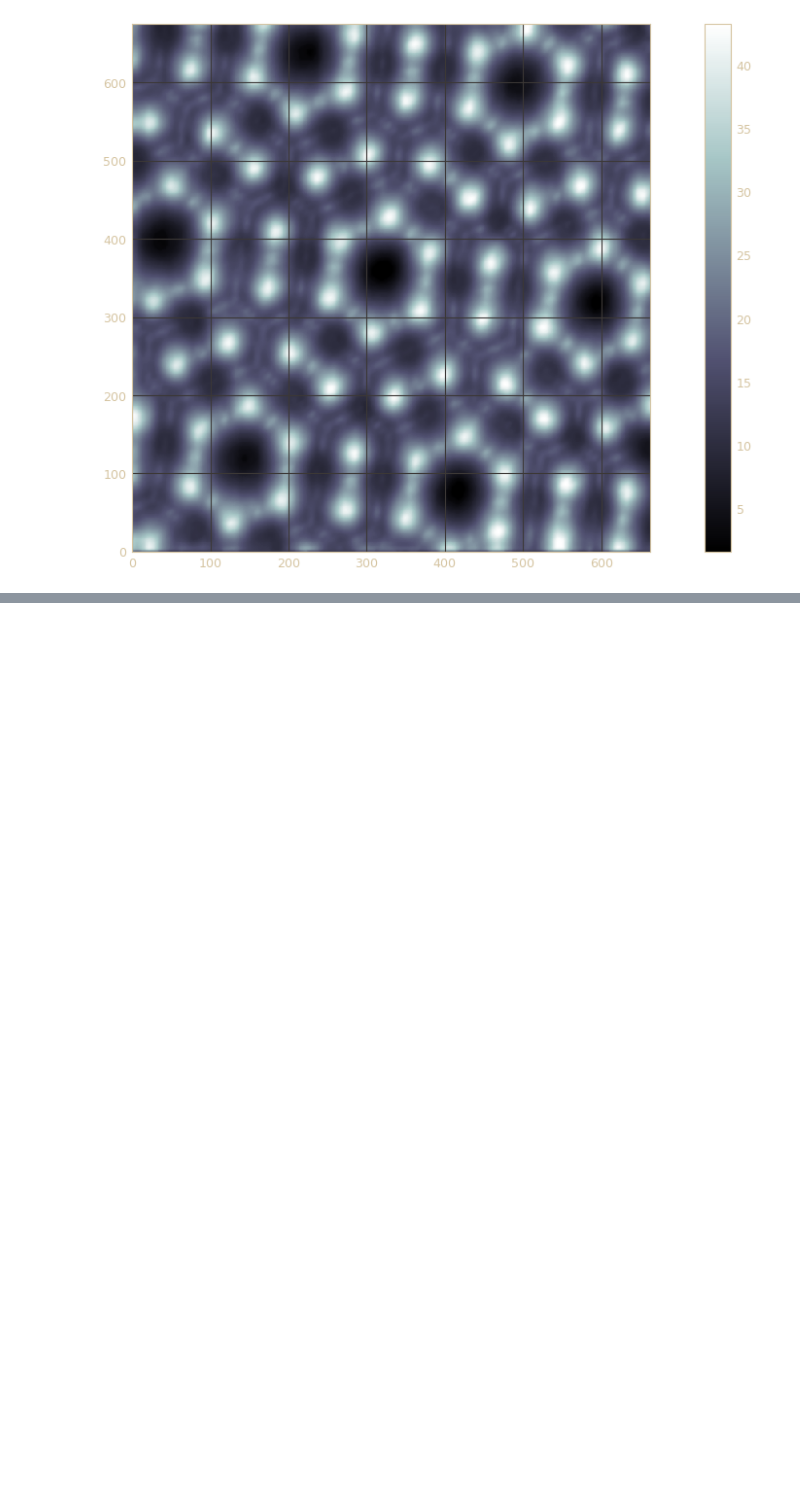
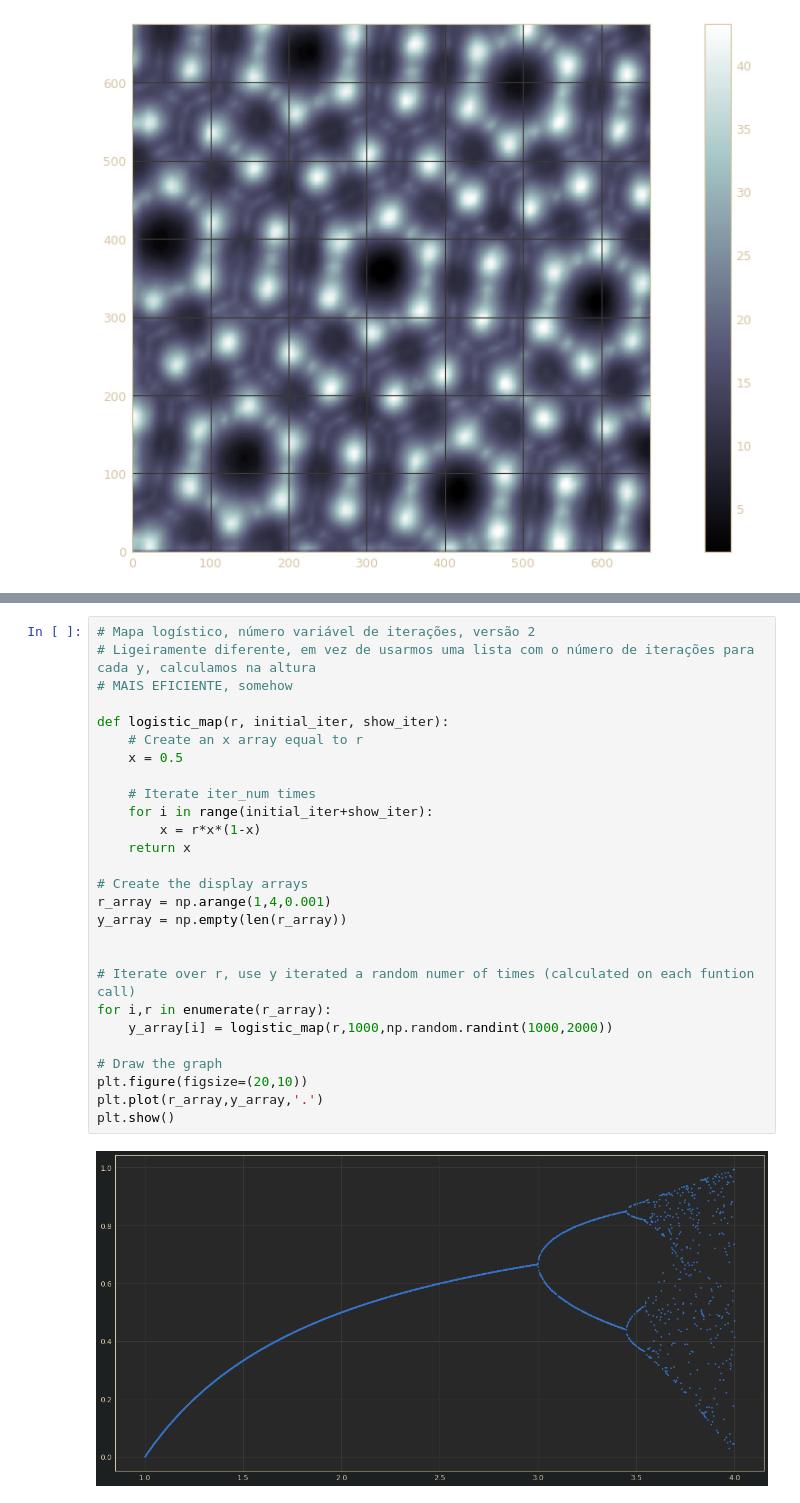
Before and after one commit to diogobgomes/FisicaComputacional, a Jupyter notebook: TP2/TP2.ipynb, the cells around one changed output, grey strips where cells are left out. Drawn from its saved outputs; the diff is of its cells as text; blank space fills up the shorter version.

```diff
--- a/TP2/TP2.ipynb
+++ b/TP2/TP2.ipynb
@@ -157,0 +242,29 @@ plt.show()
+# %%
+# Mapa logístico, número variável de iterações, versão 2
+# Ligeiramente diferente, em vez de usarmos uma lista com o número de iterações para cada y, calculamos na altura
+# MAIS EFICIENTE, somehow
+
+def logistic_map(r, initial_iter, show_iter):
+    # Create an x array equal to r
+    x = 0.5
+
+    # Iterate iter_num times
+    for i in range(initial_iter+show_iter):
+        x = r*x*(1-x)
+    return x
+
+# Create the display arrays
+r_array = np.arange(1,4,0.001)
+y_array = np.empty(len(r_array))
+
+
+# Iterate over r, use y iterated a random numer of times (calculated on each funtion call)
+for i,r in enumerate(r_array):
+    y_array[i] = logistic_map(r,1000,np.random.randint(1000,2000))
+
+# Draw the graph
+plt.figure(figsize=(20,10))
+plt.plot(r_array,y_array,'.')
+plt.show()
+# %% [output]
+[figure, added]
```
Also changed, not shown: parts of 9 cells of this notebook, 1 other file.
